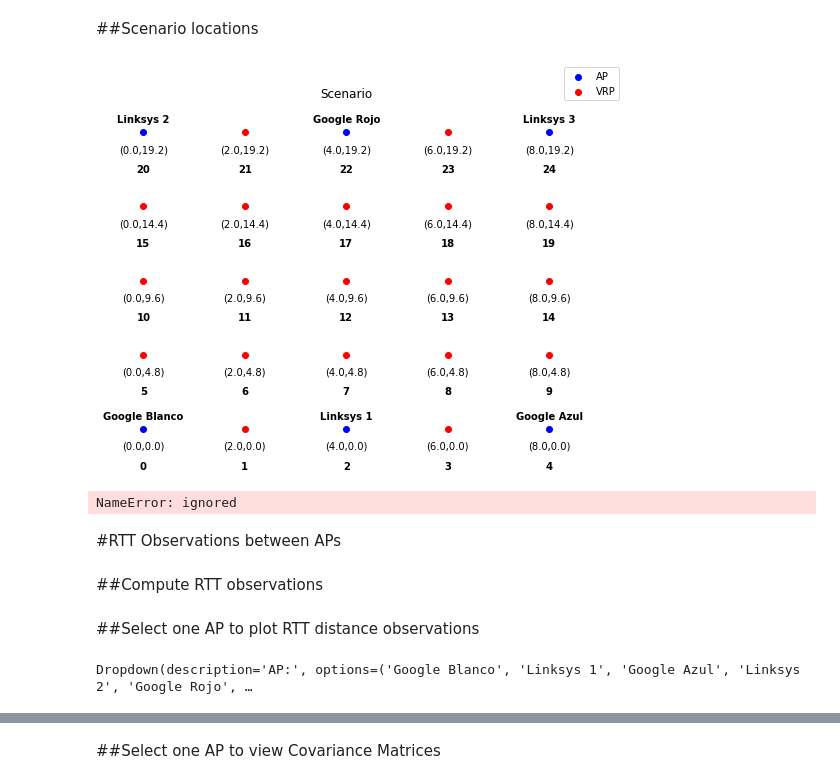
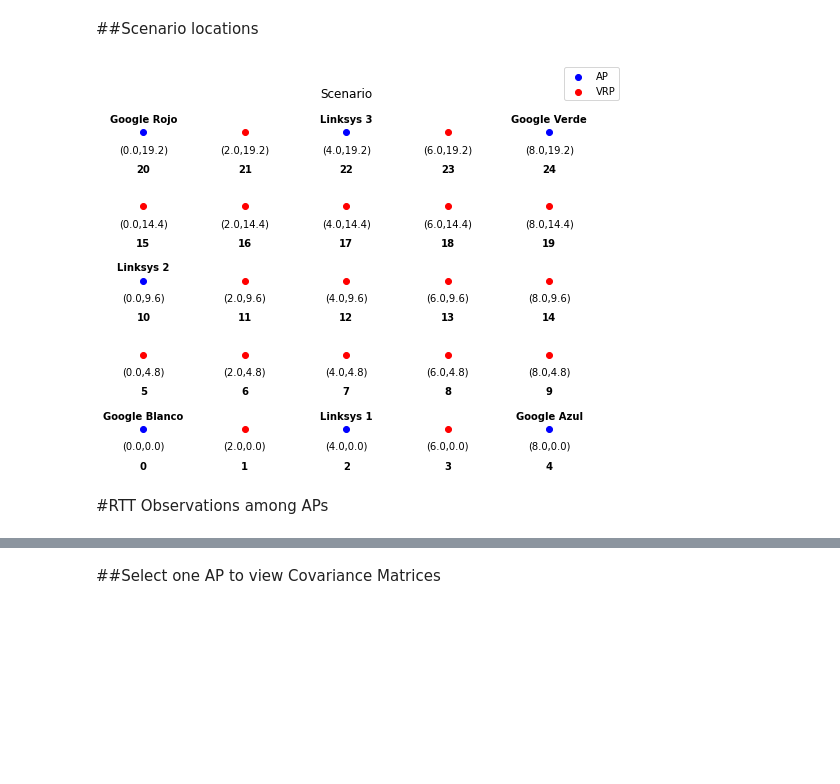
Before and after one commit to carlogattuso/Indoor_Positioning_RTT_GPR, a Jupyter notebook: psfm_gpr.ipynb, the cells around one changed output, grey strips where cells are left out. Drawn from its saved outputs; the diff is of its cells as text; code cells hidden in the pictures; blank space fills up the shorter version.

```diff
--- a/psfm_gpr.ipynb
+++ b/psfm_gpr.ipynb
@@ -50,9 +51,10 @@ class AP:
     '''
 
     '''
-    def __init__(self, _name, _x, _y):
+    def __init__(self, _name, _x, _y, _point):
         self.name = _name
         self.x = _x
         self.y = _y
+        self.point = _point
 # %% [markdown]
 ##Access Points of the scenario
@@ -100,0 +81,19 @@ Google Verde -->  x:  8  y:  19.2
+# %%
+ap_labels = {}
+ap_indexes = {}
+
+"""
+Sorting AP list
+"""
+ap_list.sort(key=lambda x: x.point)
+
+print("List of Access Points: \n\n")
+points = []
+for i in range(len(ap_list)):
+  points.append(ap_list[i].point)
+  ap_labels[i]=ap_list[i].name
+  ap_indexes[str(ap_list[i].name)]=i
+  print(ap_list[i].name,'-->',' x: ',ap_list[i].x,' y: ',
+        ap_list[i].y, ' point: ', ap_list[i].point, '\n')
+
+print('\033[1m',"AP Points: ", points)
@@ -102,12 +120,13 @@ Google Verde -->  x:  8  y:  19.2
 ##Scenario locations
 # %%
 n_ap = len(ap_list)
+n_points = len(locations)
 
 """
 Scenario size
 """
-height = 8
-width = 19.2
+width = 8
+height = 19.2
 
 points_x = 5
 points_y = 5
@@ -115,7 +134,7 @@ points_y = 5
 """
 Locations grid
 """
-locations = np.array(np.meshgrid(np.linspace(0, width, points_x).round(2), np.linspace(0, height, points_y).round(2))).T.reshape(-1,2)
+locations = np.array(np.meshgrid(np.linspace(0, height, points_y).round(2), np.linspace(0, width, points_x).round(2))).T.reshape(-1,2)
 locations[:, [1, 0]] = locations[:, [0, 1]]
 
 """
@@ -131,7 +150,7 @@ L_vrp = np.delete(locations, points, 0)
 """
 Plot coordinates
 """
-coordinates = np.array(np.meshgrid(np.linspace(0, 4, 5), np.linspace(0, 4, 5))).T.reshape(-1,2)
+coordinates = np.array(np.meshgrid(np.linspace(0, points_x - 1, points_x), np.linspace(0, points_y - 1, points_y))).T.reshape(-1,2)
 coordinates[:, [1, 0]] = coordinates[:, [0, 1]]
 
 coordinates_ap = coordinates[points,:]
@@ -146,44 +165,34 @@ plt.scatter(coordinates_vrp[:,0], coordinates_vrp[:,1], c='r')
 
 plt.legend(labels=['AP','VRP'],loc="upper right",borderaxespad=-5)
 plt.title('Scenario',pad=20)
 plt.axis('off')
 
-for x,y,z in zip(coordinates[:,0],coordinates[:,1], np.linspace(0, 24, 25).astype(int)):
+for x,y,z in zip(coordinates[:,0],coordinates[:,1], np.linspace(0, n_points - 1, n_points).astype(int)):
     label = f"({locations[z,0]},{locations[z,1]})"
 
     plt.annotate(label, # this is the text
                  (x,y), # this is the point to label
                  textcoords="offset points", # how to position the text
                  xytext=(0,-20), # distance from text to points (x,y)
                  ha='center') # horizontal alignment can be left, right or center
 
     label = f"{z}"
 
     plt.annotate(label, # this is the text
                   (x,y), # this is the point to label
                   textcoords="offset points", # how to position the text
                   xytext=(0,-40), # distance from text to points (x,y)
                   ha='center',
                   weight='bold') # horizontal alignment can be left, right or center
 
-for x,y,z in zip(coordinates_ap[:,0],coordinates_ap[:,1], np.linspace(0, 6, 7).astype(int)):
-    label = f"{ap_labels[str(z)]}"
+for x,y,z in zip(coordinates_ap[:,0],coordinates_ap[:,1], np.linspace(0, n_ap - 1, n_ap).astype(int)):
+    label = f"{ap_labels[z]}"
 
     plt.annotate(label, # this is the text
                  (x,y), # this is the point to label
                  textcoords="offset points", # how to position the text
                  xytext=(0,10), # distance from text to points (x,y)
                  ha='center', # horizontal alignment can be left, right or center
                  weight='bold')
 # %% [output]
-[figure, old version]
+[figure, new version]
-# %%
-print(ap_obs.loc[(df['x'] == 0) & (df['y'] == 0)].shape)
-print(ap_obs.loc[(df['x'] == 4) & (df['y'] == 0)].shape)
-print(ap_obs.loc[(df['x'] == 8) & (df['y'] == 0)].shape)
-print(ap_obs.loc[(df['x'] == 0) & (df['y'] == 9.6)].shape)
-print(ap_obs.loc[(df['x'] == 0) & (df['y'] == 19.2)].shape)
-print(ap_obs.loc[(df['x'] == 4) & (df['y'] == 19.2)].shape)
-print(ap_obs.loc[(df['x'] == 8) & (df['y'] == 19.2)].shape)
-# %% [output]
-NameError: ignored
@@ -213,7 +199,5 @@ print(ap_obs.shape)
 # %% [markdown]
-#RTT Observations between APs
+#RTT Observations among APs
-# %% [markdown]
-##Compute RTT observations
 # %%
 """
 Compute Euclidean distance between APs
@@ -237,10 +213,0 @@ d_RTT = compute_euclidean_distance(L_ap)
-# %% [markdown]
-##Select one AP to plot RTT distance observations
-# %%
-menu = widgets.Dropdown(
-       options=['Google Blanco', 'Linksys 1', 'Google Azul', 'Linksys 2', 'Google Rojo', 'Linksys 3', 'Google Verde'],
-       value='Google Blanco',
-       description='AP:')
-menu
-# %% [output]
-Dropdown(description='AP:', options=('Google Blanco', 'Linksys 1', 'Google Azul', 'Linksys 2', 'Google Rojo', …
```
Also changed, not shown: parts of 38 cells of this notebook.
